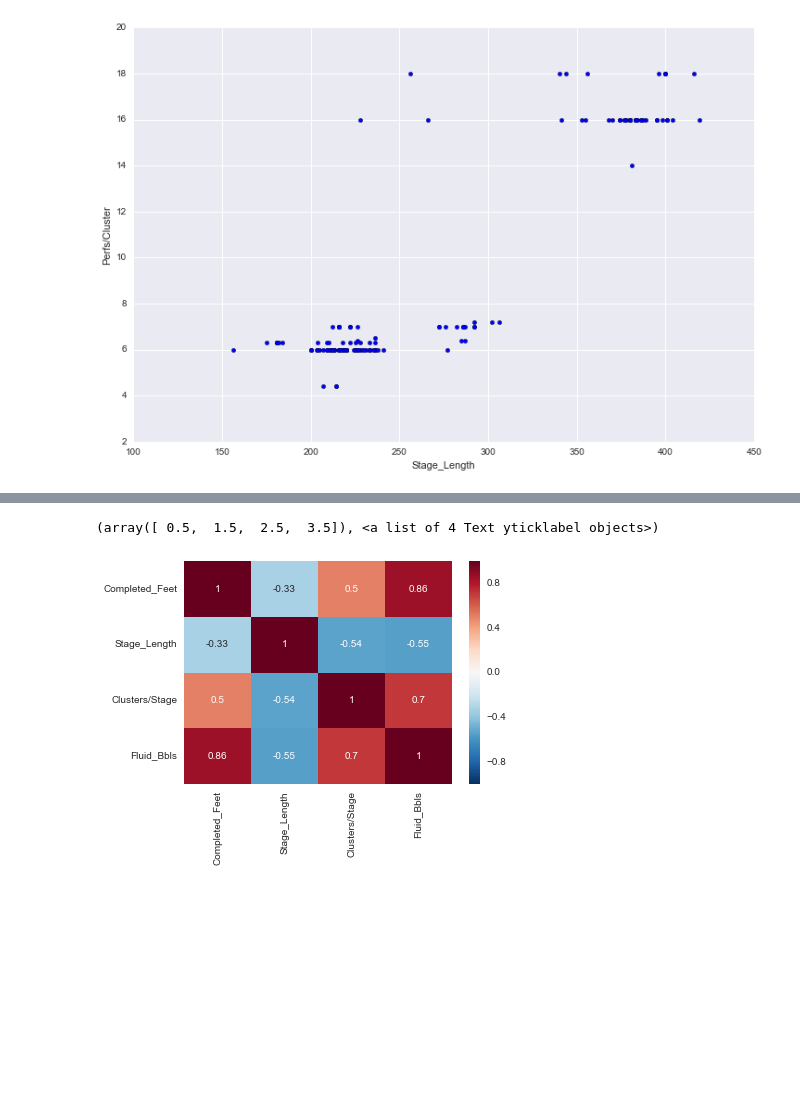
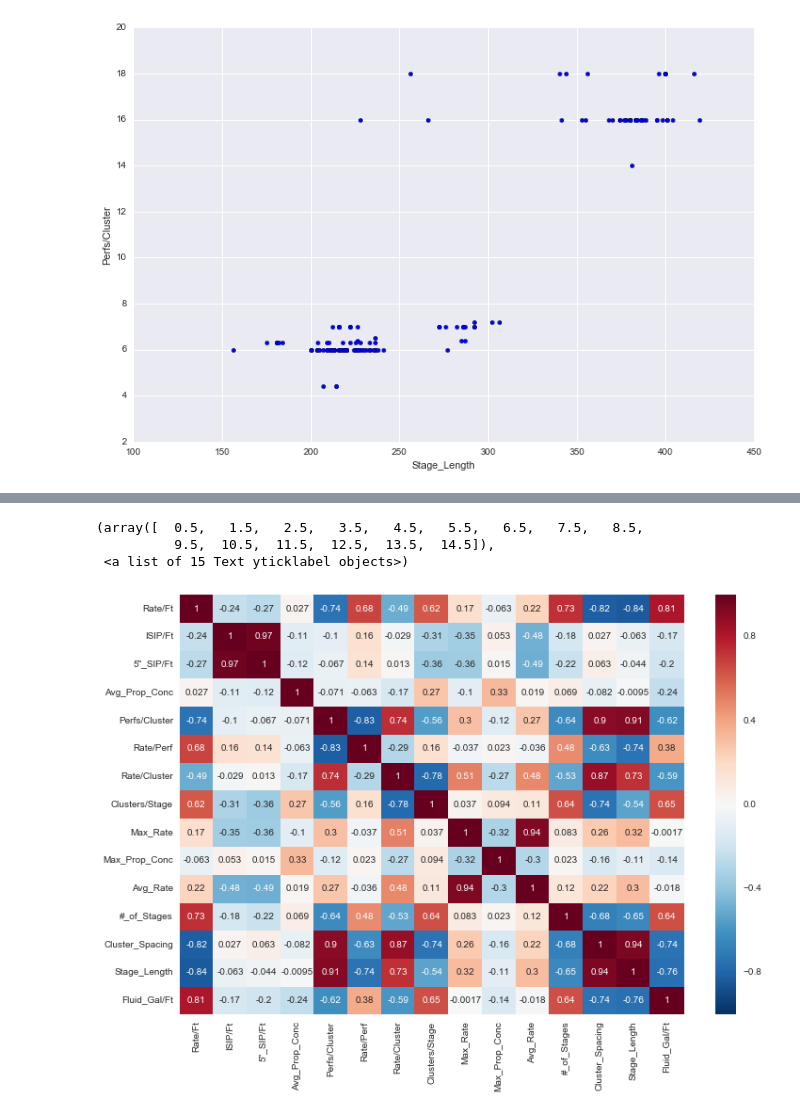
Before and after one commit to jpgrana/bayesian-approach-predicting-well-production, a Jupyter notebook: features.ipynb, the cells around one changed output, grey strips where cells are left out. Saved outputs shown, nothing was run; the diff lists cells and outputs as text; code cells hidden in the pictures; blank space fills up the shorter version.

```diff
--- a/features.ipynb
+++ b/features.ipynb
@@ -128,10 +139,22 @@ X_uncorr = df[[u'Completed_Feet', u'Stage_Length', u'Clusters/Stage',  u'Fluid_B
+# %%
+# X_RFE = df[[u'Rate/Ft', u'ISIP/Ft', u'5"_SIP/Ft',  u'Avg_Prop_Conc', u'Perfs/Cluster', u'Rate/Perf', u'Rate/Cluster',
+#             u'Clusters/Stage', u'Max_Rate', u'Max_Prop_Conc', u'Avg_Rate', u'#_of_Stages', u'Cluster_Spacing',
+#            u'Stage_Length', u'Fluid_Gal/Ft', u'Completed_Feet', u'Fluid_Gal/Ft', u'Avg_Pressure', u'Prop_Lbs/Ft',
+#            u'Prop_Lbs/Perf', u'Max_Pressure', u'Prop_Lbs/Cluster', u'Fluid_Gal/Cluster', u'Fluid_Bbls', u'Prop_Lbs']]
+X_RFE = df[[u'Rate/Ft', u'ISIP/Ft', u'5"_SIP/Ft',  u'Avg_Prop_Conc', u'Perfs/Cluster', u'Rate/Perf', u'Rate/Cluster',
+            u'Clusters/Stage', u'Max_Rate', u'Max_Prop_Conc', u'Avg_Rate', u'#_of_Stages', u'Cluster_Spacing',
+           u'Stage_Length', u'Fluid_Gal/Ft']]
 # %%
-sns.heatmap(X_uncorr.corr(), annot=True)
+fig = plt.figure(figsize=(12,8))
+ax = fig.add_subplot(1,1,1)
+sns.heatmap(X_RFE.corr(), annot=True, ax=ax)
 plt.xticks(rotation=90)
 plt.yticks(rotation=0)
 # %% [output]
-(array([ 0.5,  1.5,  2.5,  3.5]), <a list of 4 Text yticklabel objects>)
+(array([  0.5,   1.5,   2.5,   3.5,   4.5,   5.5,   6.5,   7.5,   8.5,
+          9.5,  10.5,  11.5,  12.5,  13.5,  14.5]),
+ <a list of 15 Text yticklabel objects>)
-[figure, old version]
+[figure, new version]
 # %%
 # X_mod4 = sm.add_constant(X_uncorr)
 model = sm.OLS(y, X_uncorr)
```
Also changed, not shown: parts of 7 cells of this notebook, 1 other file.
